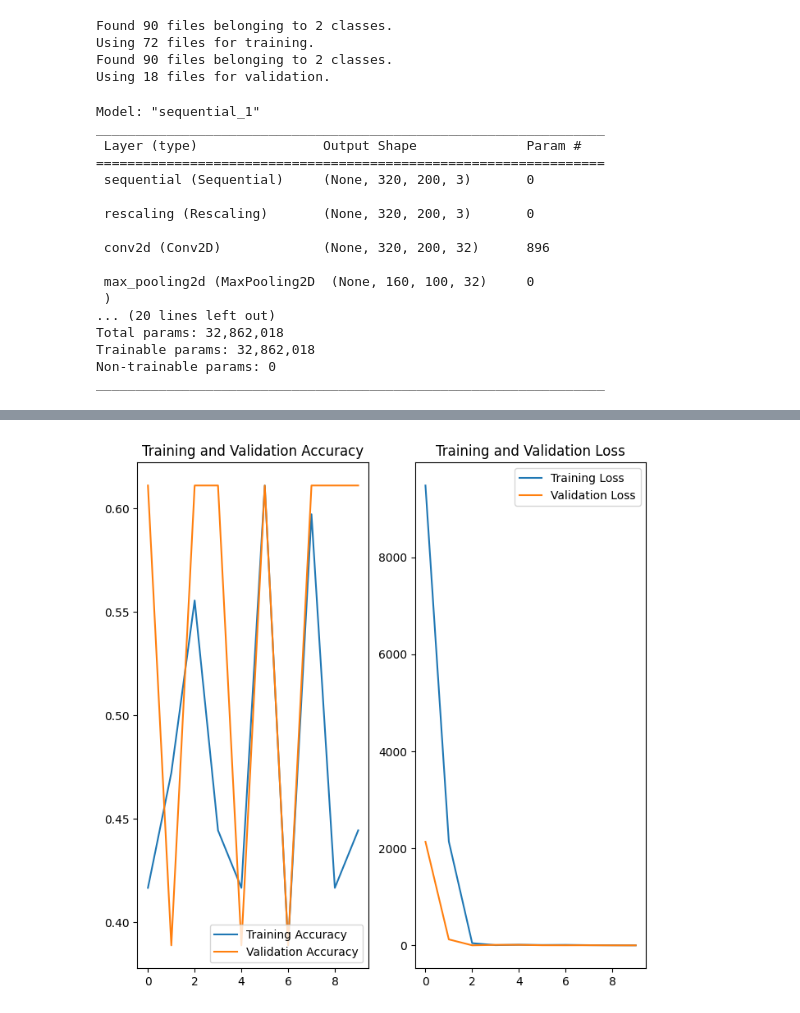
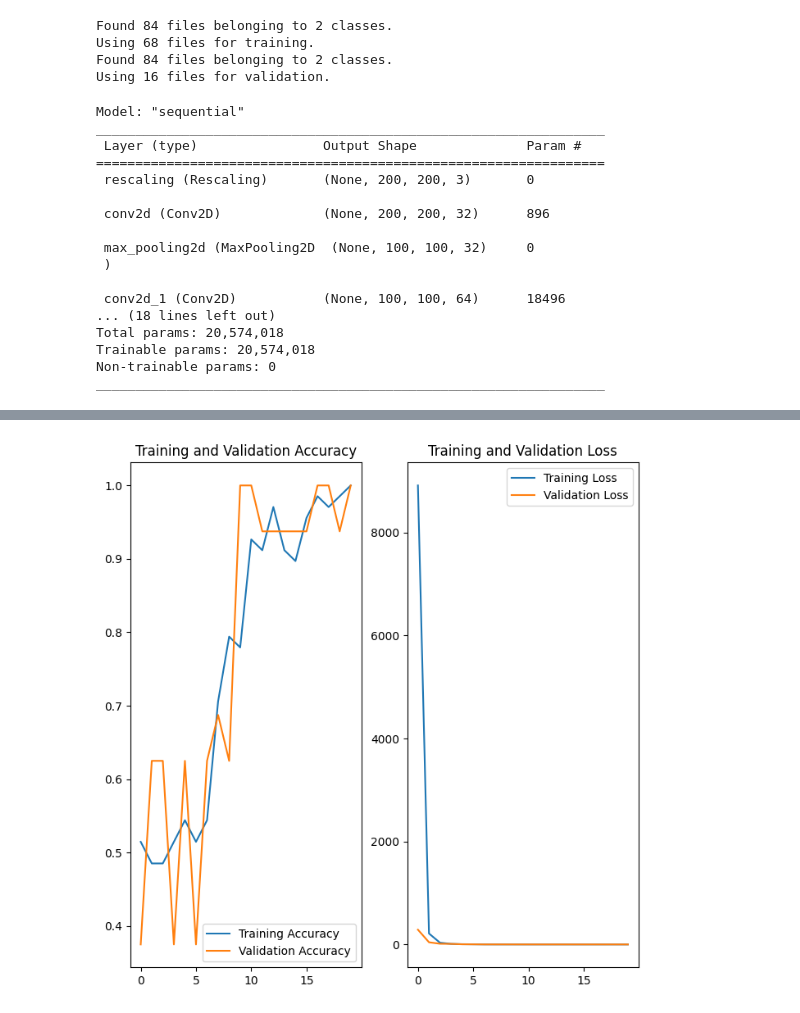
Before and after one commit to cjcocokrisp/shine.ai, a Jupyter notebook: model.ipynb, the cells around one changed output, grey strips where cells are left out. Drawn from its saved outputs; the diff is of its cells as text; code cells hidden in the pictures.

```diff
--- a/model.ipynb
+++ b/model.ipynb
@@ -8,7 +8,7 @@ import matplotlib.pyplot as plt
 # Create the dataset
 data_dir = Path('./dataset/froakie/')
 
-img_height = 320
+img_height = 200
 img_width = 200
 
 train_ds = tf.keras.utils.image_dataset_from_directory(
@@ -37,10 +37,10 @@ AUTOTUNE = tf.data.AUTOTUNE
 train_ds = train_ds.cache().prefetch(buffer_size=AUTOTUNE)
 valid_ds = valid_ds.cache().prefetch(buffer_size=AUTOTUNE)
 # %% [output]
-Found 90 files belonging to 2 classes.
-Using 72 files for training.
-Found 90 files belonging to 2 classes.
-Using 18 files for validation.
+Found 84 files belonging to 2 classes.
+Using 68 files for training.
+Found 84 files belonging to 2 classes.
+Using 16 files for validation.
 # %%
 # Create model
 # TODO: mess around and learn more about the layers
@@ -73,26 +73,26 @@ model.compile(optimizer='adam',
 
 model.summary()
 # %% [output]
-Model: "sequential_1"
+Model: "sequential"
 _________________________________________________________________
  Layer (type)                Output Shape              Param #
 =================================================================
- sequential (Sequential)     (None, 320, 200, 3)       0
+ rescaling (Rescaling)       (None, 200, 200, 3)       0
 
- rescaling (Rescaling)       (None, 320, 200, 3)       0
+ conv2d (Conv2D)             (None, 200, 200, 32)      896
 
- conv2d (Conv2D)             (None, 320, 200, 32)      896
+ max_pooling2d (MaxPooling2D  (None, 100, 100, 32)     0
+ )
 
- max_pooling2d (MaxPooling2D  (None, 160, 100, 32)     0
- )
-... (20 lines left out)
-Total params: 32,862,018
-Trainable params: 32,862,018
+ conv2d_1 (Conv2D)           (None, 100, 100, 64)      18496
+... (18 lines left out)
+Total params: 20,574,018
+Trainable params: 20,574,018
 Non-trainable params: 0
 _________________________________________________________________
 # %%
 # Train model
-epochs = 10
+epochs = 20
 history = model.fit(train_ds, validation_data=valid_ds, epochs=epochs)
 
 # Visualize training results
@@ -141,4 +138,4 @@ Epoch 10/10
-[figure, old version]
+[figure, new version]
 # %%
 # Test the model with a single image
 test_path = Path('./test_imgs/froakie/target_shiny/3.png')
```
Also changed, not shown: parts of 4 cells of this notebook.
